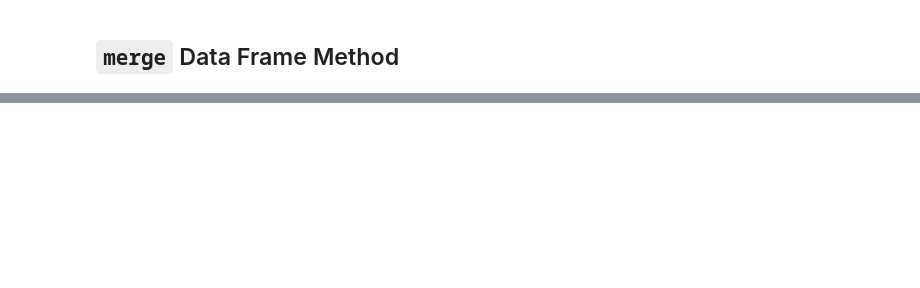
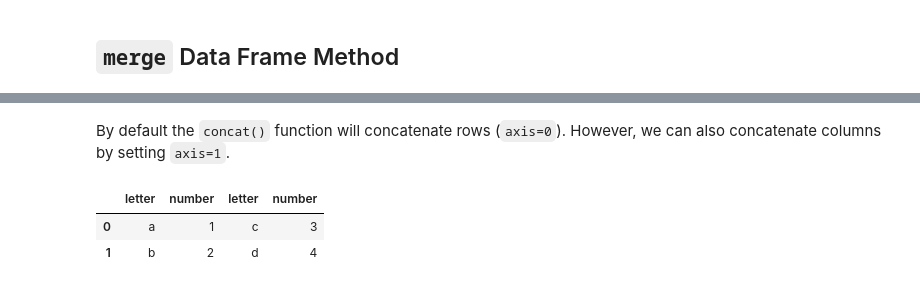
Before and after one commit to emsanqui/Python_Training, a Jupyter notebook: 2 Pandas/Combining Pandas Data Frames.ipynb, the cells around one changed output, grey strips where cells are left out. Cells and saved outputs as stored; diff of their text form; code cells hidden in the pictures; blank space fills up the shorter version.

```diff
--- a/2 Pandas/Combining Pandas Data Frames.ipynb
+++ b/2 Pandas/Combining Pandas Data Frames.ipynb
@@ -154,0 +166,8 @@ house_df.reset_index().merge(right=tax_df.reset_index(), how='inner', on='ZIPCOD
+# %% [markdown]
+By default the `concat()` function will concatenate rows (`axis=0`).  However, we can also concatenate columns by setting `axis=1`.
+# %%
+pd.concat([df1, df2], axis=1)
+# %% [output]
+|  | letter | number | letter | number |
+| 0 | a | 1 | c | 3 |
+| 1 | b | 2 | d | 4 |
```
Also changed, not shown: parts of 8 cells of this notebook.
